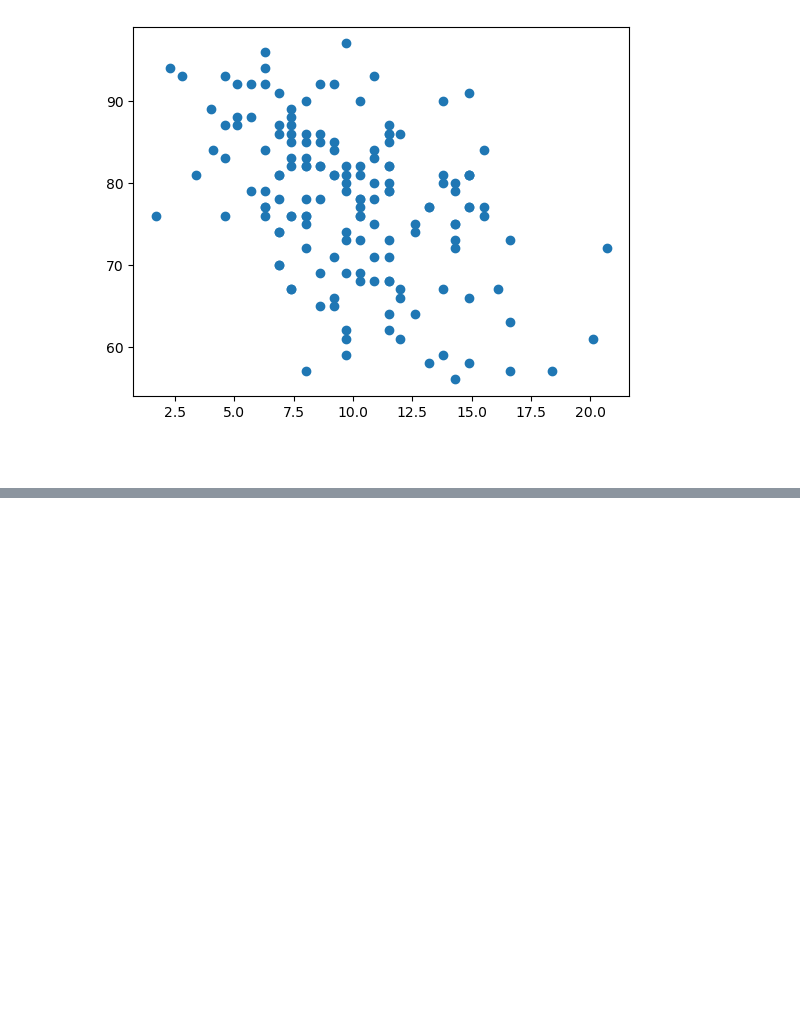
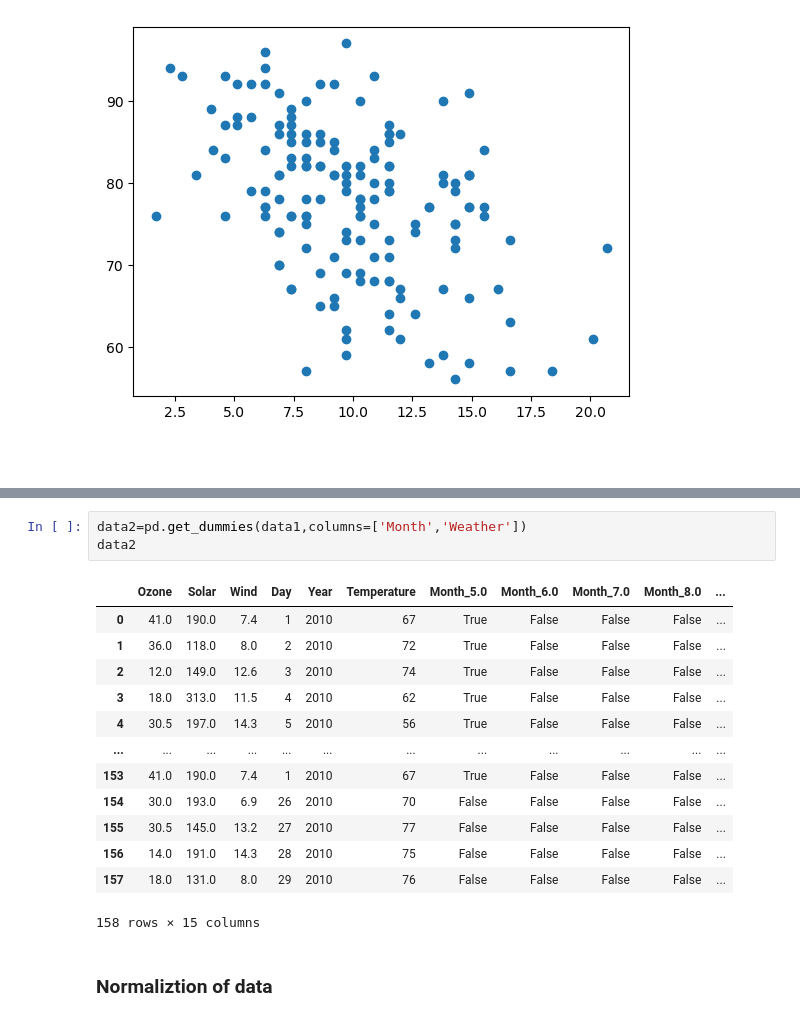
Before and after one commit to Danishheheh/aiml, a Jupyter notebook: EDA.ipynb, the cells around one changed output, grey strips where cells are left out. Drawn from its saved outputs; the diff is of its cells as text; blank space fills up the shorter version.

```diff
--- a/EDA.ipynb
+++ b/EDA.ipynb
@@ -437,0 +490,19 @@ data1["Wind"].corr(data1["Temperature"]
+# %%
+data2=pd.get_dummies(data1,columns=['Month','Weather'])
+data2
+# %% [output]
+|  | Ozone | Solar | Wind | Day | Year | Temperature | Month_5.0 | Month_6.0 | Month_7.0 | Month_8.0 | ... |
+| 0 | 41.0 | 190.0 | 7.4 | 1 | 2010 | 67 | True | False | False | False | ... |
+| 1 | 36.0 | 118.0 | 8.0 | 2 | 2010 | 72 | True | False | False | False | ... |
+| 2 | 12.0 | 149.0 | 12.6 | 3 | 2010 | 74 | True | False | False | False | ... |
+| 3 | 18.0 | 313.0 | 11.5 | 4 | 2010 | 62 | True | False | False | False | ... |
+| 4 | 30.5 | 197.0 | 14.3 | 5 | 2010 | 56 | True | False | False | False | ... |
+| ... | ... | ... | ... | ... | ... | ... | ... | ... | ... | ... | ... |
+| 153 | 41.0 | 190.0 | 7.4 | 1 | 2010 | 67 | True | False | False | False | ... |
+| 154 | 30.0 | 193.0 | 6.9 | 26 | 2010 | 70 | False | False | False | False | ... |
+| 155 | 30.5 | 145.0 | 13.2 | 27 | 2010 | 77 | False | False | False | False | ... |
+| 156 | 14.0 | 191.0 | 14.3 | 28 | 2010 | 75 | False | False | False | False | ... |
+| 157 | 18.0 | 131.0 | 8.0 | 29 | 2010 | 76 | False | False | False | False | ... |
+158 rows × 15 columns
+# %% [markdown]
+### Normaliztion of data
```
Also changed, not shown: parts of 8 cells of this notebook.
